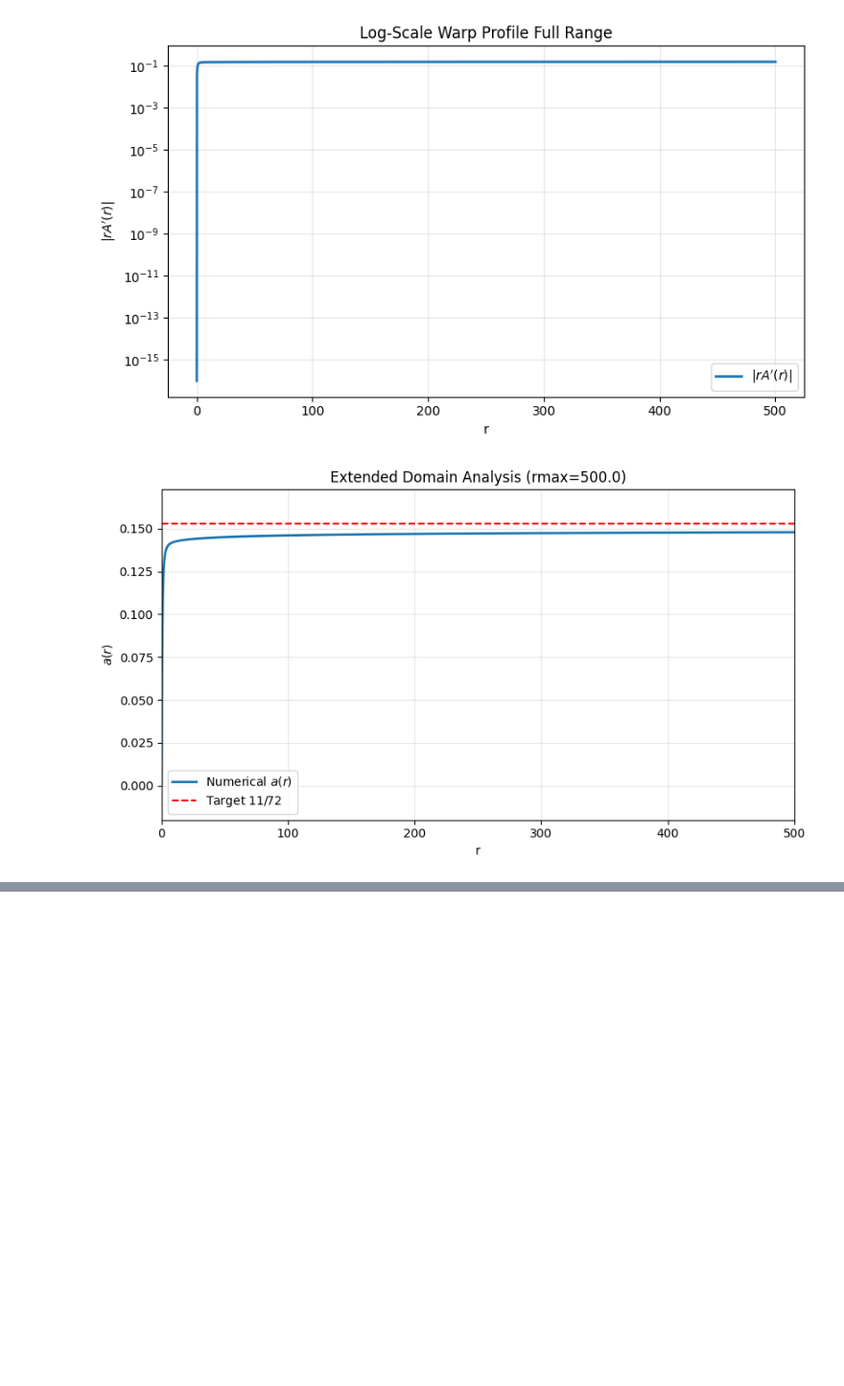
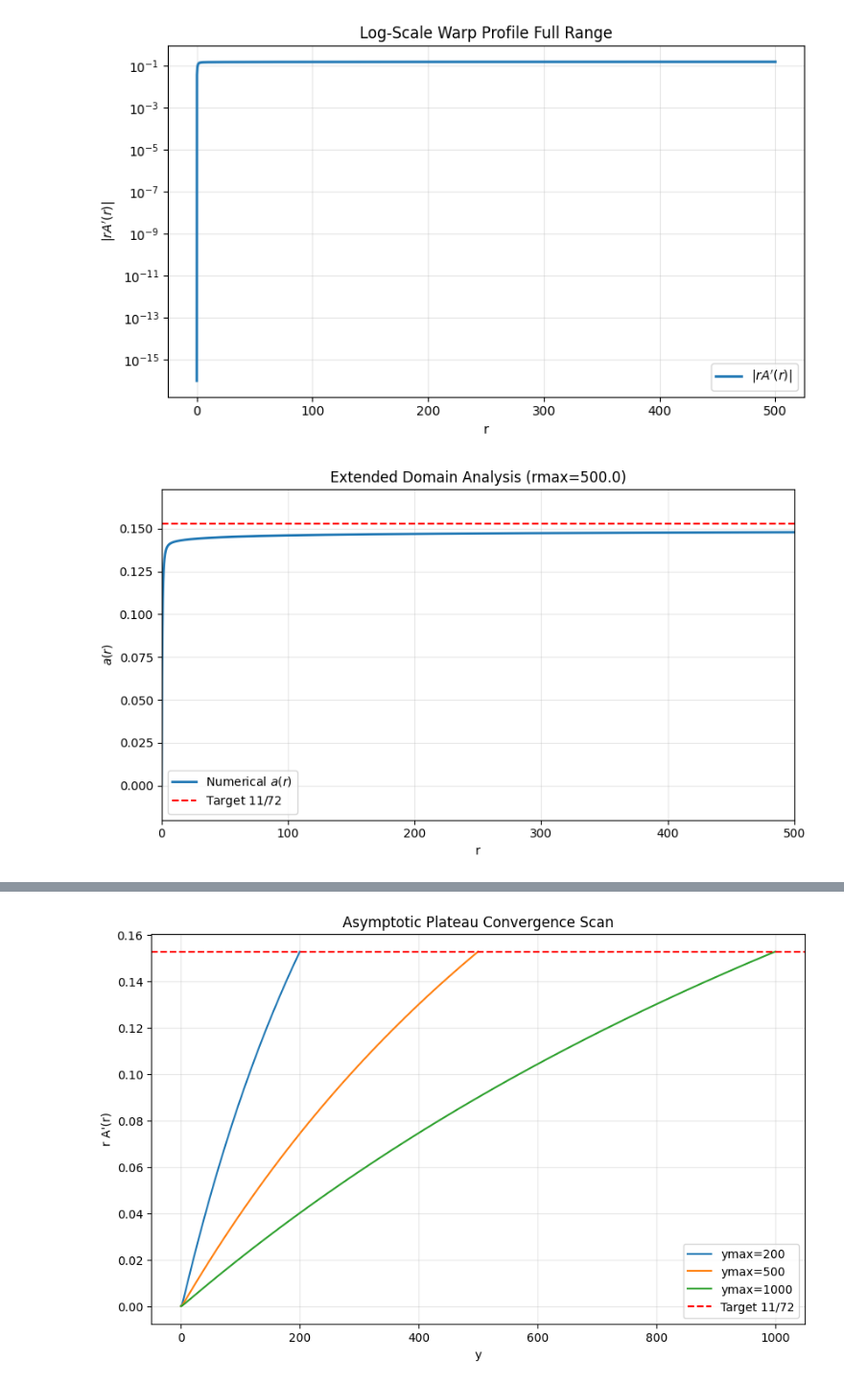
Before and after one commit to kawastony/Quantum_Gravity, a Jupyter notebook: Paper_37_tests.ipynb, the cells around one changed output, grey strips where cells are left out. Shown at 96% size. Cells and saved outputs as stored; diff of their text form; code cells hidden in the pictures; blank space fills up the shorter version.

```diff
--- a/Paper_37_tests.ipynb
+++ b/Paper_37_tests.ipynb
@@ -2426,0 +2787,78 @@ tail std  beta'(r)    = 2.428e-08
+# %%
+import numpy as np
+import matplotlib.pyplot as plt
+from scipy.integrate import solve_bvp
+import pandas as pd
+
+# --- Shared Physics Setup ---
+a_target = 11.0 / 72.0
+alpha_target = np.sin(np.deg2rad(35.0))
+y0, eps, kappa2, yc = 1.0e-3, 1.0e-12, 1.0, 2.5
+c_y, c_th, c_par = 0.0, -1.0, 0.0
+
+def S_profile(y, s): return s / (y**2 + yc**2)
+
+def ode(y, Y, p):
+    s = p[0]
+    u, b, v = Y[1], Y[2], Y[3]
+    yy, bb = np.maximum(y, eps), np.maximum(b, eps)
+    S = S_profile(yy, s)
+    App = (kappa2 * c_th * S - 6.0 * u**2) / 3.0
+    bpp = bb * (-kappa2 * c_par * S - 2.0 * App - 3.0 * u**2 - 2.0 * u * v / bb)
+    return np.vstack([u, App, v, bpp])
+
+def bc_factory(ymax_val):
+    def bc(Ya, Yb, p):
+        return np.array([
+            Ya[0], Ya[1], Ya[2] - y0,
+            Yb[3] - alpha_target,
+            ymax_val * Yb[1] - a_target
+        ])
+    return bc
+
+# --- Scan Execution ---
+domains = [200, 500, 1000]
+scan_results = []
+
+fig, ax = plt.subplots(1, 1, figsize=(10, 6))
+
+for ym in domains:
+    print(f"Solving for ymax = {ym}...")
+    y_mesh = np.linspace(y0, ym, 4000)
+    u_guess = a_target / (y_mesh + 5.0)
+    A_guess = a_target * np.log(y_mesh + 5.0)
+    Y_guess = np.vstack([A_guess - A_guess[0], u_guess, alpha_target * y_mesh + y0, np.full_like(y_mesh, alpha_target)])
+
+    sol = solve_bvp(ode, bc_factory(ym), y_mesh, Y_guess, p=[0.1], tol=1e-5, max_nodes=60000)
+
+    if sol.success:
+        y_eval = np.linspace(y0, ym, 5000)
+        A, Ap, beta, betap = sol.sol(y_eval)
+        a_of_y = y_eval * Ap
+
+        # Tail Analysis (last 20% of the domain)
+        tail_mask = y_eval > (0.8 * ym)
+        a_mean, a_std = np.mean(a_of_y[tail_mask]), np.std(a_of_y[tail_mask])
+
+        # Gyy Residual
+        yy_eval, bb_eval = np.maximum(y_eval, eps), np.maximum(beta, eps)
+        Gyy = 3.0 * Ap**2 + 3.0 * Ap * (betap / bb_eval)
+        res_yy = np.mean(np.abs(Gyy[tail_mask] - kappa2 * c_y * S_profile(yy_eval[tail_mask], sol.p[0])))
+
+        scan_results.append({
+            'ymax': ym, 's_opt': sol.p[0], 'a_mean': a_mean, 'a_std': a_std, 'Gyy_res': res_yy
+        })
+
+        ax.plot(y_eval, a_of_y, label=f'ymax={ym}')
+
+ax.axhline(a_target, color='red', ls='--', label='Target 11/72')
+ax.set_xlabel('y')
+ax.set_ylabel("r A'(r)")
+ax.set_title("Asymptotic Plateau Convergence Scan")
+ax.legend()
+ax.grid(True, alpha=0.3)
+plt.show()
+
+df_results = pd.DataFrame(scan_results)
+display(df_results)
+# %% [output]
@@ -2426,0 +2868 @@ tail std  beta'(r)    = 2.428e-08
+[figure, added]
```
Also changed, not shown: parts of 11 cells of this notebook.
